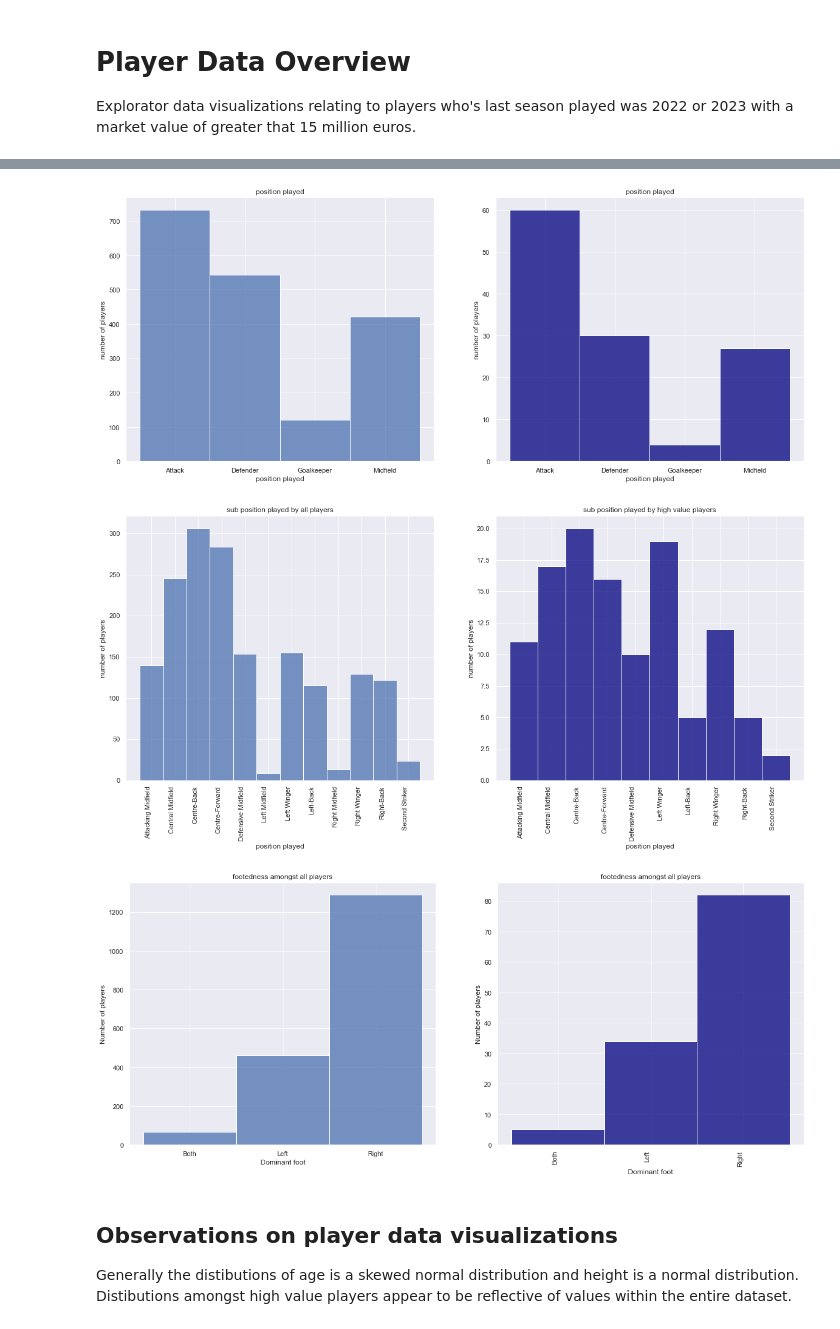
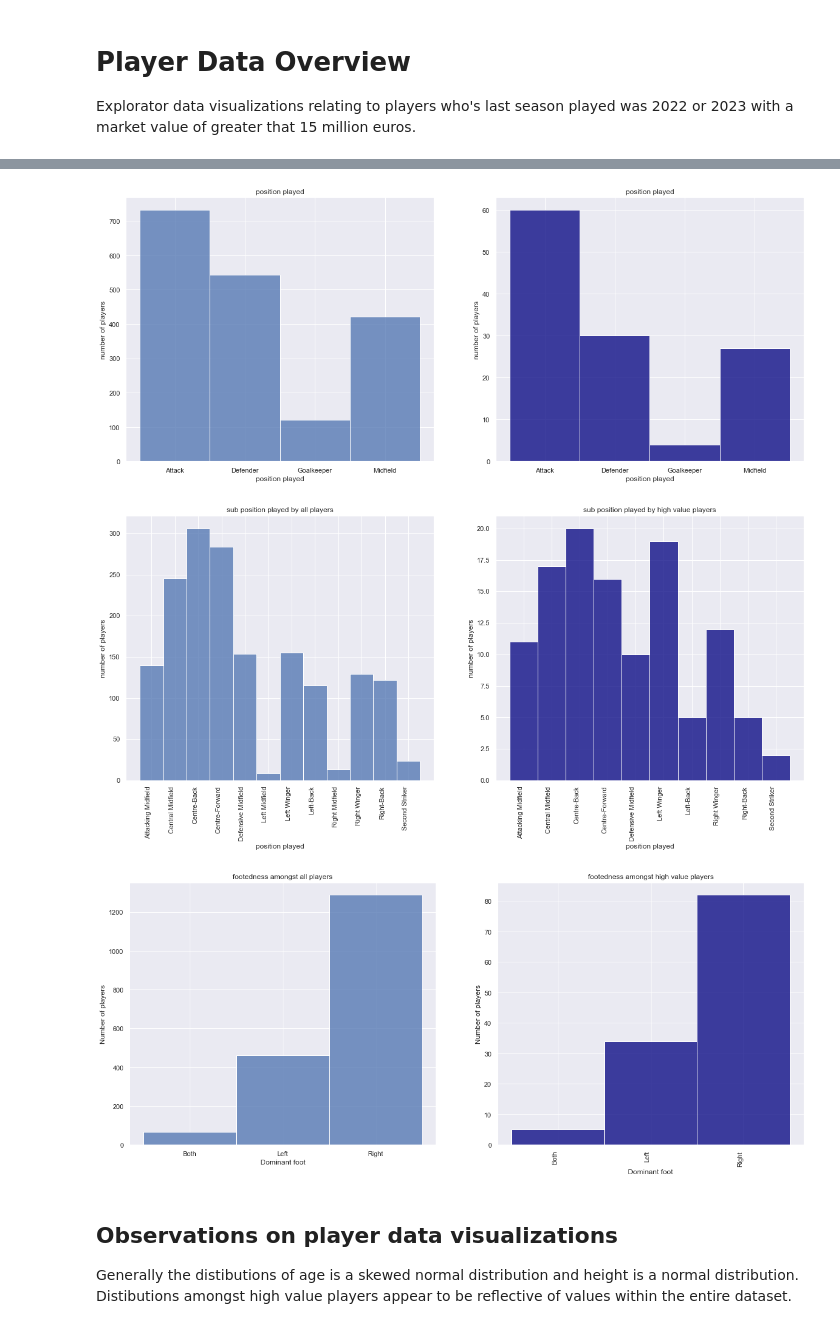
Before and after one commit to davidcoxon/Kaggle, a Jupyter notebook: Football/Transfermarket2.ipynb, the cells around one changed output, grey strips where cells are left out. Drawn from its saved outputs; the diff is of its cells as text; code cells hidden in the pictures.

```diff
--- a/Football/Transfermarket2.ipynb
+++ b/Football/Transfermarket2.ipynb
@@ -150,10 +150,12 @@ sns.set(rc={'figure.figsize':(20,10)})
 sns.histplot(x='age',data=players_df, binwidth=1,color='b')
 plt.title("Age of all players")
 plt.xlabel('age'); plt.ylabel('number of players')
+plt.savefig('Graphs/age.png')
 plt.subplot(1, 2, 2)
 sns.histplot(x='age',data=high_value_players_df, binwidth=1,color='navy')
 plt.title("Age of high value players")
 plt.xlabel('age'); plt.ylabel('number of players')
+plt.savefig('Graphs/hv_age.png')
 
 # Show player height distribution
 players_df3 = players_df1[players_df1.height_in_cm.isnull() == False]
@@ -165,10 +167,12 @@ sns.set(rc={'figure.figsize':(20,10)})
 sns.histplot(x='height_in_cm',data=players_df3, binwidth=1,color='b')
 plt.title("Height of all players")
 plt.xlabel('height'); plt.ylabel('number of players')
+plt.savefig('Graphs/height.png')
 plt.subplot(1, 2, 2)
 sns.histplot(x='height_in_cm',data=high_value_players_df1, binwidth=1,color='navy')
 plt.title("Height of high value players")
 plt.xlabel('height'); plt.ylabel('number of players')
+plt.savefig('Graphs/hv_height.png')
 
 # Show position data
 players_df1 = players_df1.sort_values("position", ascending = True)
@@ -198,37 +202,37 @@ sns.histplot(x='sub_position',data=players_df1, binwidth=1,color='b')
 plt.title("sub position played by all players");plt.grid(True)
 plt.xlabel('position played'); plt.ylabel('number of players')
 plt.xticks(rotation=90, ha='right');
 plt.savefig('Graphs/subposition.png')
 plt.subplot(1, 2, 2)
 sns.histplot(x='sub_position',data=high_value_players_df1, binwidth=1,color='navy')
 plt.title("sub position played by high value players");plt.grid(True)
 plt.xlabel('position played'); plt.ylabel('number of players')
 plt.xticks(rotation=90, ha='right');
 plt.savefig('Graphs/hv_subposition.png')
 
 # Show  footedness data
 players_df1 = players_df1.sort_values("foot", ascending = True)
 high_value_players_df1 = high_value_players_df1.sort_values("foot", ascending = True)
 f = plt.figure(figsize=(20,8))
 ax = f.add_subplot(121)
 ax2 = f.add_subplot(122)
 plt.subplot(1, 2, 1)
 sns.histplot(x='foot',data=players_df1, binwidth=1,color='b')
 plt.title("footedness amongst all players");plt.grid(True)
 plt.xlabel('Dominant foot'); plt.ylabel('Number of players')
-plt.savefig('Graphs/foot.png')
+plt.savefig('Graphs/footedness.png')
 plt.subplot(1, 2, 2)
 sns.histplot(x='foot',data=high_value_players_df1, binwidth=1,color='navy')
-plt.title("footedness amongst all players");plt.grid(True)
+plt.title("footedness amongst high value players");plt.grid(True)
 plt.xlabel('Dominant foot'); plt.ylabel('Number of players')
 plt.xticks(rotation=90, ha='right');
-plt.savefig('Graphs/position.png')
+plt.savefig('Graphs/hvfootedness.png')
 # %% [output]
 [figure]
 [figure]
 [figure]
 [figure]
-[figure, old version]
+[figure, new version]
 # %% [markdown]
 ## Observations on player data visualizations
 
```
Also changed, not shown: parts of 6 cells of this notebook, 11 other files.
